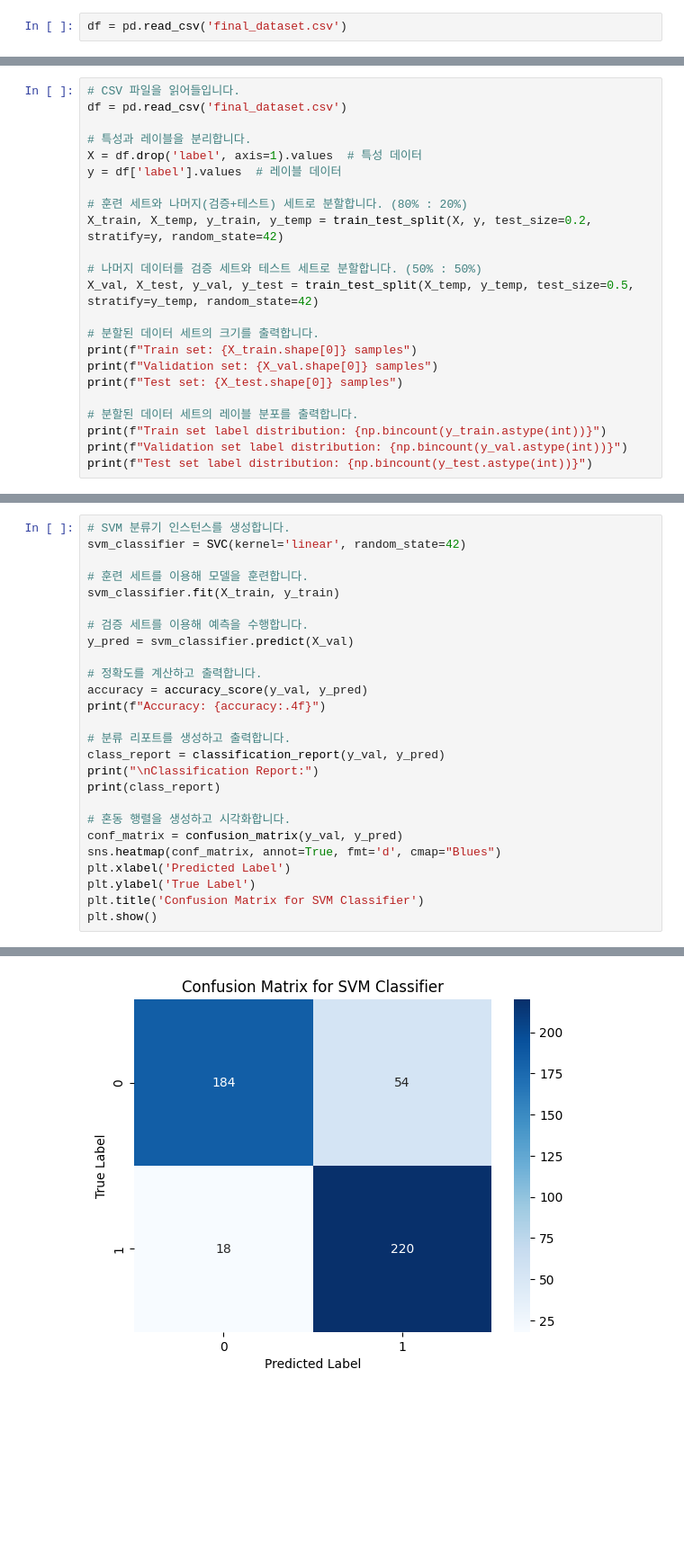
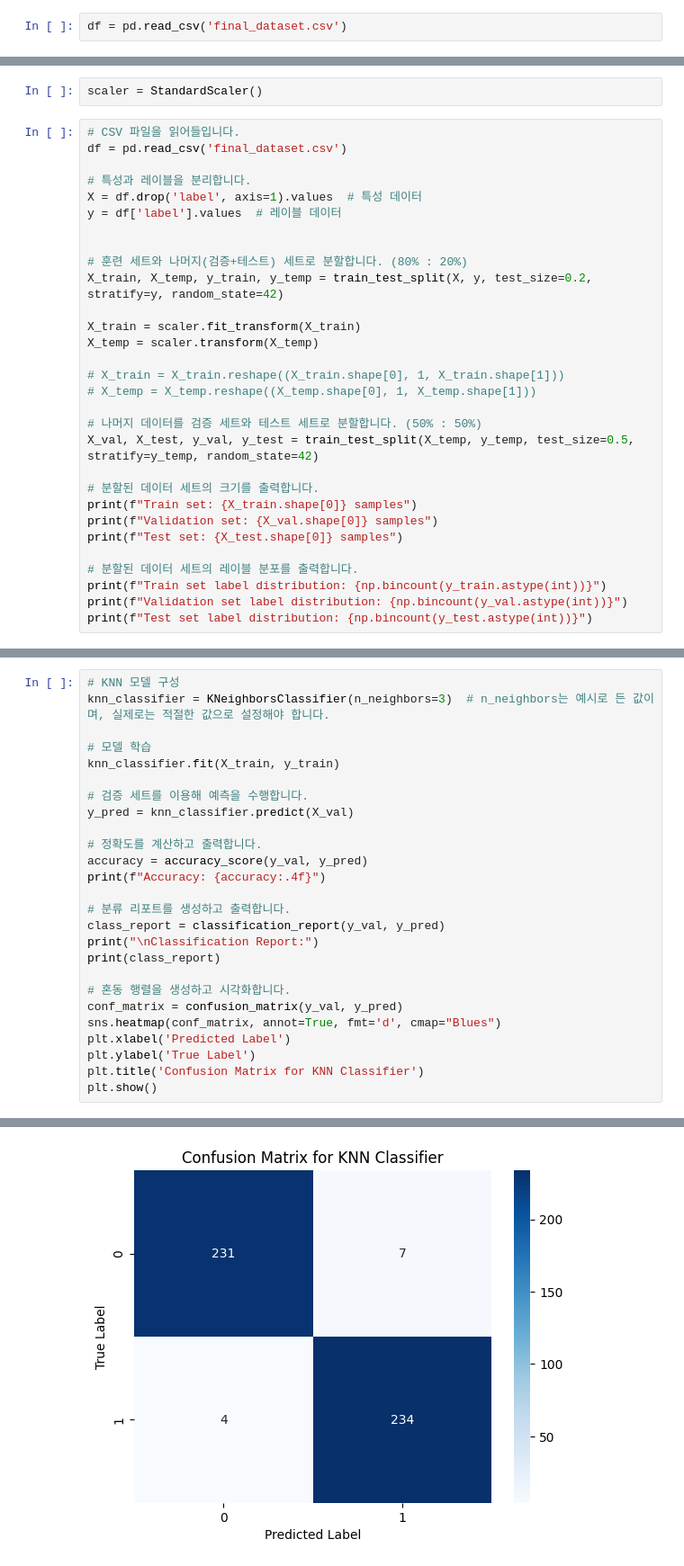
Before and after one commit to WonRvn/Acoustic_Fall_Detection, a Jupyter notebook: Audio_Detection_Model.ipynb, the cells around one changed output, grey strips where cells are left out. Shown at 90% size. Saved outputs shown, nothing was run; the diff lists cells and outputs as text; blank space fills up the shorter version.

```diff
--- a/Audio_Detection_Model.ipynb
+++ b/Audio_Detection_Model.ipynb
@@ -9,3 +10,5 @@ from sklearn.model_selection import train_test_split
+# %%
+scaler = StandardScaler()
 # %%
 # CSV 파일을 읽어들입니다.
 df = pd.read_csv('final_dataset.csv')
@@ -14,8 +17,15 @@ df = pd.read_csv('final_dataset.csv')
 X = df.drop('label', axis=1).values  # 특성 데이터
 y = df['label'].values  # 레이블 데이터
 
+
 # 훈련 세트와 나머지(검증+테스트) 세트로 분할합니다. (80% : 20%)
 X_train, X_temp, y_train, y_temp = train_test_split(X, y, test_size=0.2, stratify=y, random_state=42)
+
+X_train = scaler.fit_transform(X_train)
+X_temp = scaler.transform(X_temp)
+
+# X_train = X_train.reshape((X_train.shape[0], 1, X_train.shape[1]))
+# X_temp = X_temp.reshape((X_temp.shape[0], 1, X_temp.shape[1]))
 
 # 나머지 데이터를 검증 세트와 테스트 세트로 분할합니다. (50% : 50%)
 X_val, X_test, y_val, y_test = train_test_split(X_temp, y_temp, test_size=0.5, stratify=y_temp, random_state=42)
@@ -45,12 +59,12 @@ from sklearn.metrics import classification_report, accuracy_score
 # %%
-# SVM 분류기 인스턴스를 생성합니다.
-svm_classifier = SVC(kernel='linear', random_state=42)
+# KNN 모델 구성
+knn_classifier = KNeighborsClassifier(n_neighbors=3)  # n_neighbors는 예시로 든 값이며, 실제로는 적절한 값으로 설정해야 합니다.
 
-# 훈련 세트를 이용해 모델을 훈련합니다.
-svm_classifier.fit(X_train, y_train)
+# 모델 학습
+knn_classifier.fit(X_train, y_train)
 
 # 검증 세트를 이용해 예측을 수행합니다.
-y_pred = svm_classifier.predict(X_val)
+y_pred = knn_classifier.predict(X_val)
 
 # 정확도를 계산하고 출력합니다.
 accuracy = accuracy_score(y_val, y_pred)
@@ -66,6 +80,6 @@ conf_matrix = confusion_matrix(y_val, y_pred)
 sns.heatmap(conf_matrix, annot=True, fmt='d', cmap="Blues")
 plt.xlabel('Predicted Label')
 plt.ylabel('True Label')
-plt.title('Confusion Matrix for SVM Classifier')
+plt.title('Confusion Matrix for KNN Classifier')
 plt.show()
 # %% [output]
@@ -83 +97 @@ weighted avg       0.86      0.85      0.85       476
-[figure, old version]
+[figure, new version]
```
Also changed, not shown: parts of 5 cells of this notebook, 2 other files.
